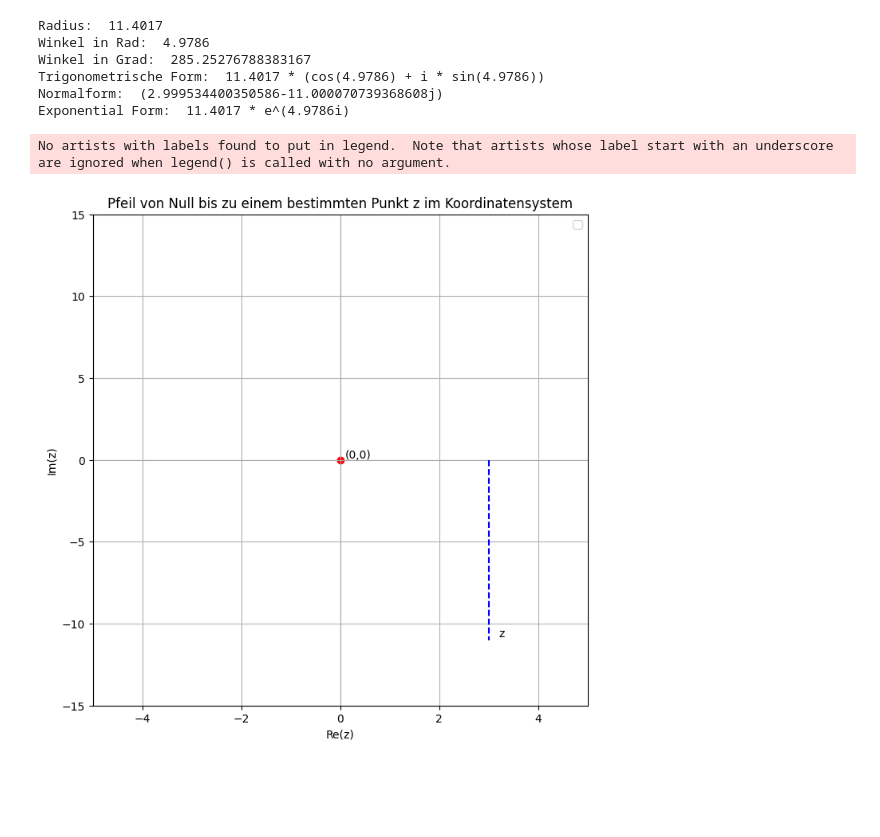
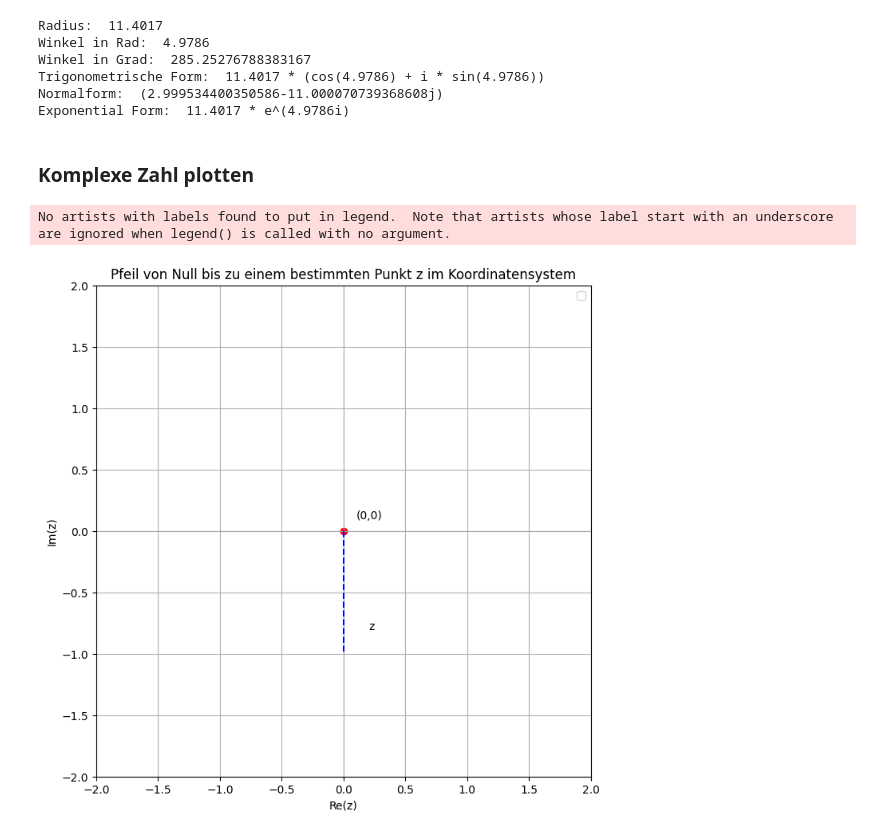
Before and after one commit to it22sum/useful-numerical-math-scripts, a Jupyter notebook: Louise/Komplexe_Zahlen.ipynb, the cells around one changed output. Cells and saved outputs as stored; diff of their text form; code cells hidden in the pictures; blank space fills up the shorter version.

Commit message:
Komplexe Zahlen und Normen verbessert

```diff
--- a/Louise/Komplexe_Zahlen.ipynb
+++ b/Louise/Komplexe_Zahlen.ipynb
@@ -69,9 +69,11 @@ Winkel in Grad:  285.25276788383167
 Trigonometrische Form:  11.4017 * (cos(4.9786) + i * sin(4.9786))
 Normalform:  (2.999534400350586-11.000070739368608j)
 Exponential Form:  11.4017 * e^(4.9786i)
+# %% [markdown]
+### Komplexe Zahl plotten
 # %%
 import cmath
-z = 3 - 11j
+z = 0 - 1j
 
 # Extrahiere Real- und Imaginärteile von z
 z_real = z.real
@@ -85,33 +87,33 @@ plt.figure(figsize=(8, 8))
 # Plotten der komplexen Zahl z
 plt.text(z_real + 0.2, z_imag + 0.2, 'z', fontsize=10)
 
 # Plotten des Pfeils von Null bis z
 plt.plot(0, 0, z_real, z_imag, color='blue')
 
 # Plotten der Hilfslinien
 plt.plot([z_real, z_real], [0, z_imag], color='blue', linestyle='--')
 
 # Plotten des Ursprungs
 plt.scatter(0, 0, color='red')
 plt.text(0.1, 0.1, '(0,0)', fontsize=10)
 
 # Beschriftungen und Titel
 plt.xlabel('Re(z)')
 plt.ylabel('Im(z)')
 plt.title('Pfeil von Null bis zu einem bestimmten Punkt z im Koordinatensystem')
 plt.legend()
 
 # Anzeigen des Plots
-plt.xlim(-5,5)
-plt.ylim(-15,15)
+plt.xlim(-2,2)
+plt.ylim(-2,2)
 
 # Anzeigen des Gitters und der Achsen
 plt.axhline(0, color='black',linewidth=0.05)
 plt.axvline(0, color='black',linewidth=0.05)
 plt.grid()
 
 # Anzeigen des Plots
 plt.show()
 # %% [output]
 No artists with labels found to put in legend.  Note that artists whose label start with an underscore are ignored when legend() is called with no argument.
-[figure, old version]
+[figure, new version]
```
Also changed, not shown: parts of 2 cells of this notebook, 1 other file.
